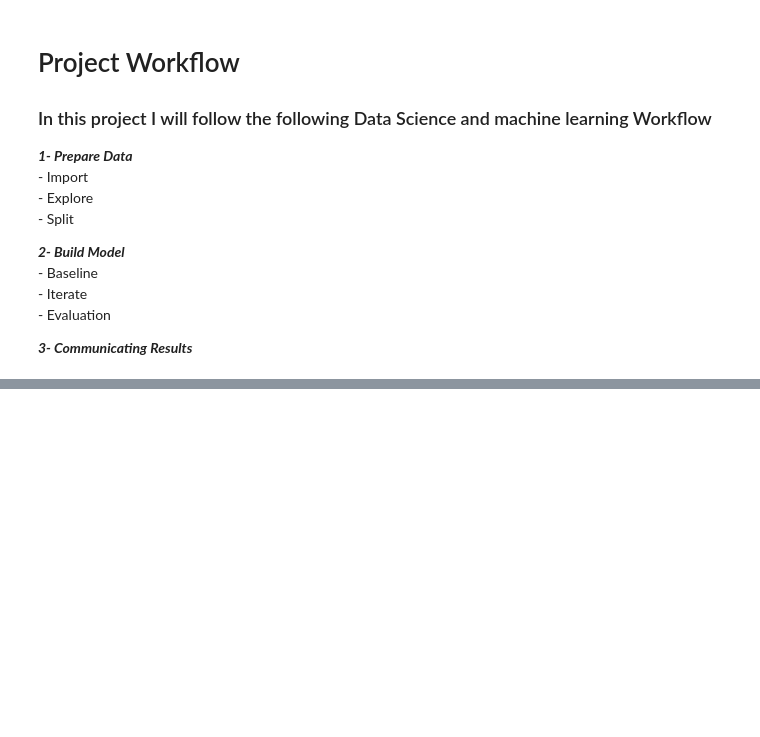
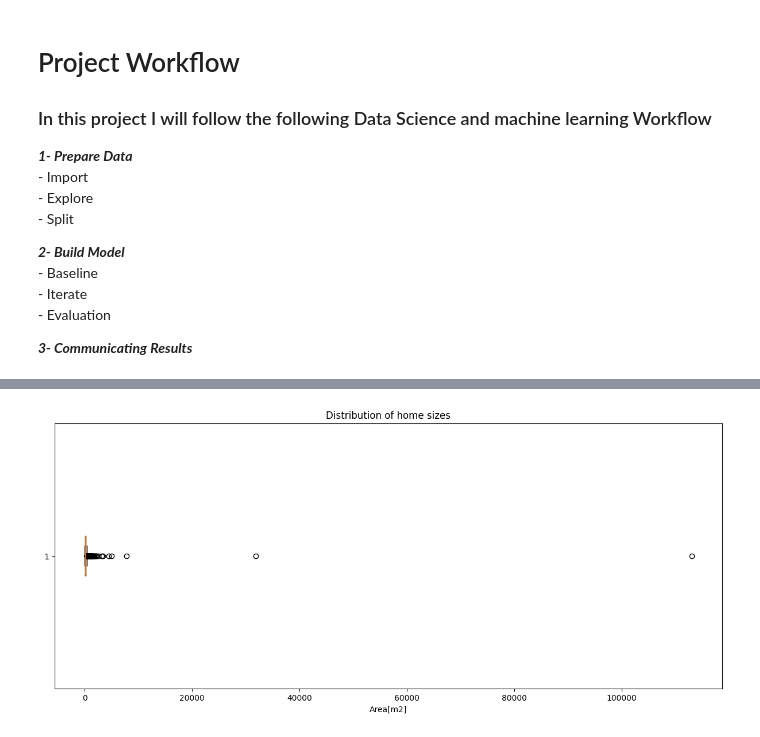
Before and after one commit to MohamedMohsen20501990/Housing_in_Mexico, a Jupyter notebook: notebooks/main.ipynb, the cells around one changed output, grey strips where cells are left out. Saved outputs shown, nothing was run; the diff lists cells and outputs as text; code cells hidden in the pictures; blank space fills up the shorter version.

```diff
--- a/notebooks/main.ipynb
+++ b/notebooks/main.ipynb
@@ -31,0 +242,4 @@ df.head(5)
+# %%
+# It's clear the the features related to the price have a multicollinearity
+# Drop the high colrelated to each other columns
+df1.drop(columns=["price_aprox_local_currency","price_aprox_usd", "price_per_m2","price"], inplace=True)
@@ -31,0 +268,2 @@ df.head(5)
+# %%
+df1.drop(columns=["currency","properati_url","operation"], inplace=True)
@@ -31,0 +295,10 @@ df.head(5)
+# %%
+# Dealing with the Outliers
+fig,ax = plt.subplots(figsize=(15,6))
+ax.boxplot(df1["area_m2"].fillna(df1["area_m2"].mean()),vert=False);\
+ax.set_xlabel("Area[m2]")
+ax.set_title("Distribution of home sizes")
+# Save the figure
+plt.savefig("../reports/figures/box_plot.png", dpi=400)
+# %% [output]
+[figure, added]
```
Also changed, not shown: parts of 61 cells of this notebook.
